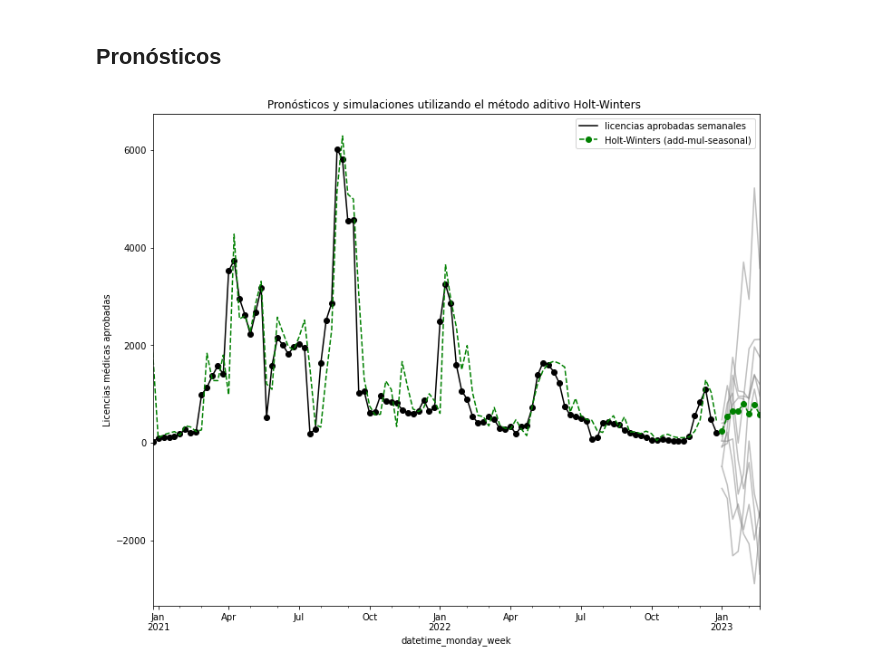
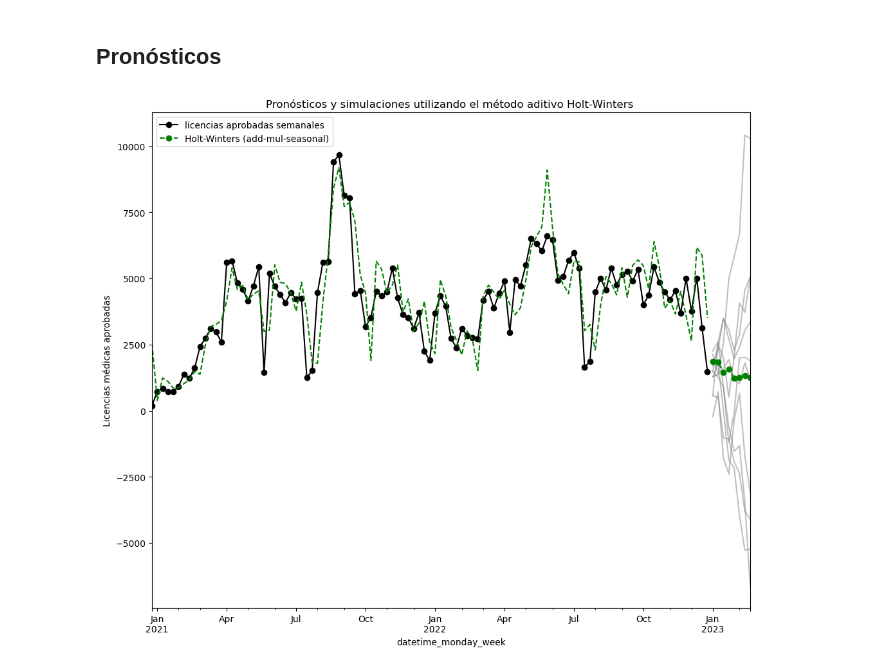
Before and after one commit to MentoriaDiploDatos/Aprendizaje-No-Supervisado, a Jupyter notebook: modelado_ts_ejemplo.ipynb, the cells around one changed output. Drawn from its saved outputs; the diff is of its cells as text; code cells hidden in the pictures.

```diff
--- a/modelado_ts_ejemplo.ipynb
+++ b/modelado_ts_ejemplo.ipynb
@@ -82,11 +103,11 @@ covid_aprobadas['fecha_creacion'] = covid_aprobadas['fecha_creacion'].apply(lamb
 # %% [markdown]
 Se realiza un _resample_ semanal
 # %%
-covid_aprobadas["datetime_monday_week"] = covid_aprobadas["fecha_creacion"].dt.to_period('W').dt.start_time
+df["datetime_monday_week"] = df["fecha_creacion"].dt.to_period('W').dt.start_time
 # %%
-covid_aprobadas.set_index('fecha_creacion', inplace=True)
+df.set_index('fecha_creacion', inplace=True)
 # %%
-df_week= covid_aprobadas.groupby("datetime_monday_week").count().reset_index()
+df_week= df.groupby("datetime_monday_week").count().reset_index()
 # %% [markdown]
 A continuación se muestra la variación de las licencias agrupadas semanalmente a lo largo del período 2021-2022
 # %%
@@ -107,0 +129,2 @@ seasonal_decompose(df_week,
+# %%
+df_ = df_week.groupby("datetime_monday_week")[['numero_licencia']].sum()
@@ -251,8 +408,8 @@ Error cuadrático medio: 1756.8541390503697
 ## Pronósticos
 # %%
 model_total = ExponentialSmoothing(
-    df_covid,
-    seasonal_periods=24,
+    df_,
+    seasonal_periods=20,
     trend="add",
     seasonal="mul",
     initialization_method="estimated",
@@ -262,32 +419,32 @@ model_total = ExponentialSmoothing(
 simulations = model_total.simulate(8,
                              repetitions=10,
                              error="add",
                              random_state=15)
 
-ax = df_covid.plot(
+ax = df_.plot(
     figsize=(12, 10),
     marker="o",
     color="black",
     title="Pronósticos y simulaciones utilizando el método aditivo Holt-Winters ",
     legend=False
 )
 ax.set_ylabel("Licencias médicas aprobadas")
 ax.legend(["licencias aprobadas semanales"])
 
 model_total.fittedvalues.plot(ax=ax,
                         style="--",
                         color="green")
 simulations.plot(ax=ax,
                  style="-",
                  alpha=0.5,
                  color="grey",
                  legend=False)
 
 model_total.forecast(8).rename("Holt-Winters (add-mul-seasonal)").plot(ax=ax,
                                                                style="--",
                                                                marker="o",
                                                                color="green",
                                                                legend=True)
 plt.show()
 # %% [output]
-[figure, old version]
+[figure, new version]
```
Also changed, not shown: parts of 33 cells of this notebook.
